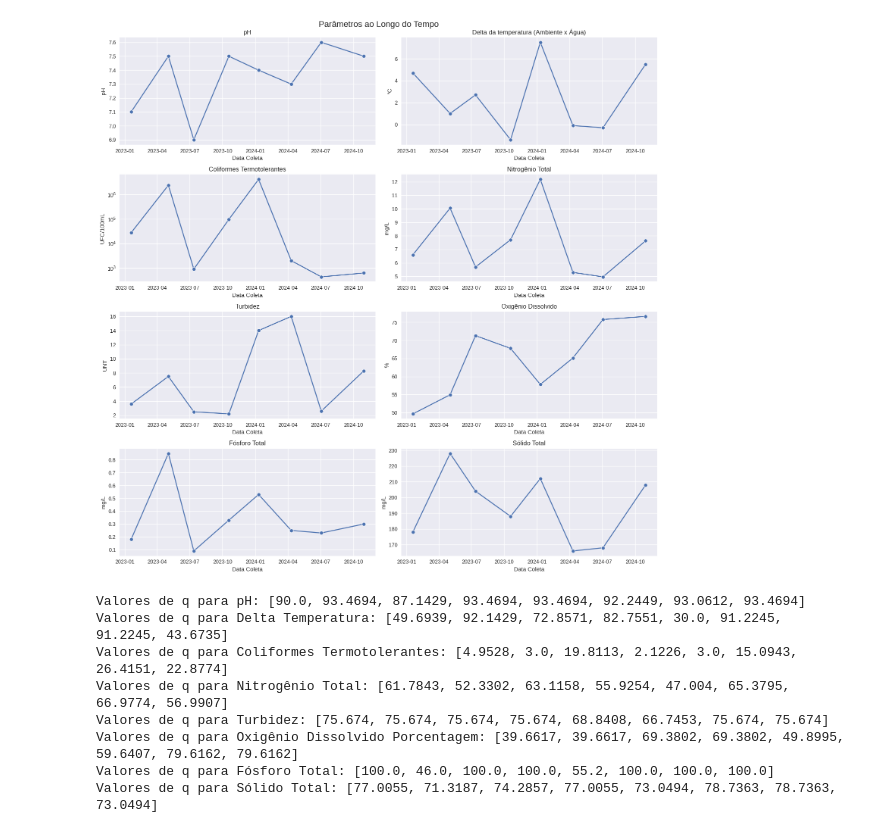
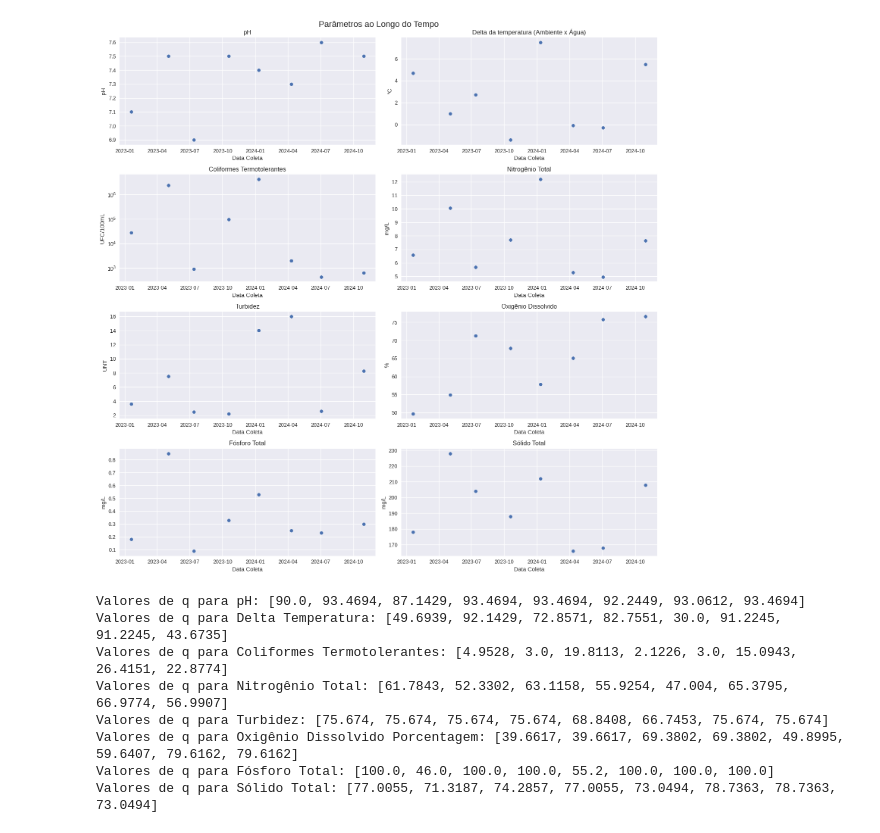
Before and after one commit to thevitorhideki/qta, a Jupyter notebook: dados_historicos.ipynb, the cells around one changed output. Saved outputs shown, nothing was run; the diff lists cells and outputs as text; code cells hidden in the pictures.

Commit message:
Finalizado com scatter plot

```diff
--- a/dados_historicos.ipynb
+++ b/dados_historicos.ipynb
@@ -148,7 +148,7 @@ fig, axes = plt.subplots(4, 2, figsize=(15, 15))
 fig.suptitle('Parâmetros ao Longo do Tempo', size=16)
 
 # Plot 1: pH
-sns.lineplot(data=data[data['Parametro']=='pH'],
+sns.scatterplot(data=data[data['Parametro']=='pH'],
             x='Data Coleta', y='Valor',
             marker='o', ax=axes[0,0])
 axes[0,0].set_title('pH')
@@ -156,12 +156,12 @@ axes[0,0].set_ylabel('pH')
 
 # Plot 2: Temperatura
 temp_data = data[data['Parametro'].isin(['Delta Temperatura'])]
-sns.lineplot(data=temp_data, x='Data Coleta', y='Valor', marker='o', ax=axes[0,1])
+sns.scatterplot(data=temp_data, x='Data Coleta', y='Valor', marker='o', ax=axes[0,1])
 axes[0,1].set_title('Delta da temperatura (Ambiente x Água)')
 axes[0,1].set_ylabel('°C')
 
 # Plot 3: Coliformes (log scale due to large range)
-sns.lineplot(data=data[data['Parametro']=='Coliformes Termotolerantes'],
+sns.scatterplot(data=data[data['Parametro']=='Coliformes Termotolerantes'],
             x='Data Coleta', y='Valor',
             marker='o', ax=axes[1,0])
 axes[1,0].set_yscale('log')
@@ -169,45 +169,45 @@ axes[1,0].set_title('Coliformes Termotolerantes')
 axes[1,0].set_ylabel('UFC/100mL')
 
 # Plot 4: Nitrogênio Total
-sns.lineplot(data=data[data['Parametro']=='Nitrogênio Total'],
+sns.scatterplot(data=data[data['Parametro']=='Nitrogênio Total'],
             x='Data Coleta', y='Valor',
             marker='o', ax=axes[1,1])
 axes[1,1].set_title('Nitrogênio Total')
 axes[1,1].set_ylabel('mg/L')
 
 # Plot 5: Turbidez
-sns.lineplot(data=data[data['Parametro']=='Turbidez'],
+sns.scatterplot(data=data[data['Parametro']=='Turbidez'],
             x='Data Coleta', y='Valor',
             marker='o', ax=axes[2,0])
 axes[2,0].set_title('Turbidez')
 axes[2,0].set_ylabel('UNT')
 
 # Plot 6: Oxigênio Dissolvido
-sns.lineplot(data=data[data['Parametro']=='Oxigênio Dissolvido Porcentagem'],
+sns.scatterplot(data=data[data['Parametro']=='Oxigênio Dissolvido Porcentagem'],
             x='Data Coleta', y='Valor',
             marker='o', ax=axes[2,1])
 axes[2,1].set_title('Oxigênio Dissolvido')
 axes[2,1].set_ylabel('%')
 
 # Plot 7: Fósforo total
-sns.lineplot(data=data[data['Parametro']=='Fósforo Total'],
+sns.scatterplot(data=data[data['Parametro']=='Fósforo Total'],
             x='Data Coleta', y='Valor',
             marker='o', ax=axes[3,0])
 axes[3,0].set_title('Fósforo Total')
 axes[3,0].set_ylabel('mg/L')
 
 # Plot 8: Fósforo total
-sns.lineplot(data=data[data['Parametro']=='Sólido Total'],
+sns.scatterplot(data=data[data['Parametro']=='Sólido Total'],
             x='Data Coleta', y='Valor',
             marker='o', ax=axes[3,1])
 axes[3,1].set_title('Sólido Total')
 axes[3,1].set_ylabel('mg/L')
 
 
 plt.tight_layout()
 plt.show()
 # %% [output]
-[figure, old version]
+[figure, new version]
 # %%
 # Cálculo do IQA (Índice de Qualidade da Água)
 iqa_file = pd.ExcelFile('DadosIQA.xlsx')
```
